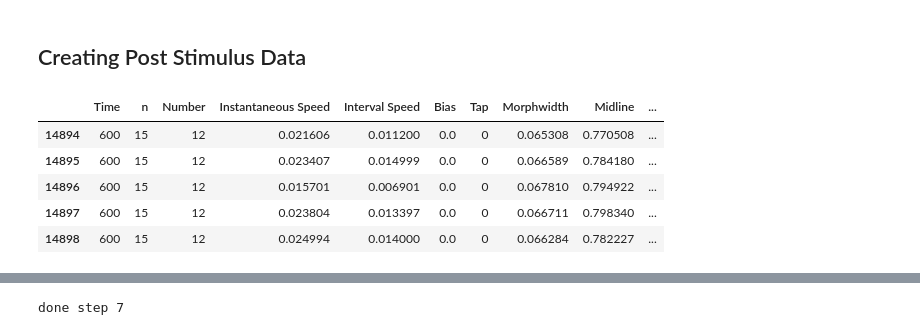
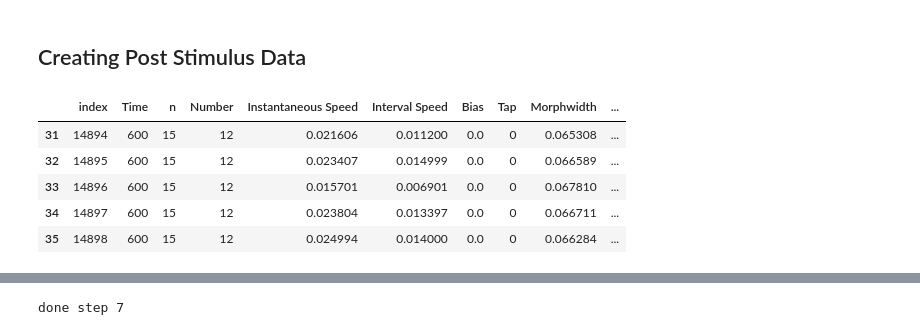
Before and after one commit to JosephLiangUBC/MWT_Dashboard, a Jupyter notebook: Step3_Tap_Baseline_Data_Analyses.ipynb, the cells around one changed output, grey strips where cells are left out. Cells and saved outputs as stored; diff of their text form; code cells hidden in the pictures.

```diff
--- a/Step3_Tap_Baseline_Data_Analyses.ipynb
+++ b/Step3_Tap_Baseline_Data_Analyses.ipynb
@@ -55,7 +55,7 @@ Run the following cell and click the button 'Select Folder' to pick a filepath.
 
 **An easy fix is to just rename your folder to something else (make your strains lower-case, or just have the date)**
 # %%
-starting_directory = '/Volumes'
+starting_directory = '/Volumes/RankinLabMehak_SSD/Glia_Genes_Screen_2025/'
 chooser = FileChooser(starting_directory)
 display(chooser)
 # %% [output]
@@ -263,6 +296,30 @@ for s in tqdm(StrainNames.values()):
         DataLists.append(result['Confirm'])
         experiment_counter = result['experiment_counter']
 
+
+# Taps
+number_of_taps = 30 # Taps in your experiment (N)
+ISI = 10  # ISI in your experiment
+first_tap = 600 # when is your first tap? check your TRV files
+
+# Here, open up one of the trv files to determine the times for each of these taps.
+
+# Record number of taps (N+1), e.g., if number_of_taps = 30, taps = [1, 2, 3, ..., 31]
+taps = np.arange(1, number_of_taps+2).tolist()
+
+# Assign tolerance to each tap
+lower = np.arange(first_tap-2, first_tap-2+(number_of_taps*ISI), ISI) # (first tap, last tap+10s, ISI)
+upper = np.arange(first_tap+2, first_tap+2+(number_of_taps*ISI), ISI) # (first tap, last tap+10s, ISI)
+tolerances = [(int(l), int(u)) for l, u in zip(lower, upper)]
+tolerances.append((1188,1191)) # (N+1)th tap
+
+
+# the loop below assigns taps and plates to the processed data
+for df in DataLists[1:]:
+    assign_taps(df, tolerances)
+    insert_plates(df)
+
+
 print('done step 6.2')
 # %% [output]
 Strain N2
@@ -329,6 +386,10 @@ base[['Gene', 'Allele']] = base['dataset'].str.split(pat='_', n=1, expand=True)
 base['Screen']=Screen
 
 base['Allele'] = base['Allele'].fillna('N2')
+
+base['taps'] = base['taps'].astype(float)
+
+base['taps'] = base['taps'].ffill()
 # %% [markdown]
 ### Creating `Baseline_data`
 
@@ -355,24 +416,24 @@ Baseline_data.shape
 # %%
 # similar filters as baseline data
 
-Post_stimulus_data_pre = base.drop(columns=["Puff", "x","y"]).dropna().reset_index(drop=True)
+Post_stimulus_data_pre = base.drop(columns=["Puff", "x","y"]).dropna().reset_index()
 
 Post_stimulus_data_pre = Post_stimulus_data_pre[((Post_stimulus_data_pre.Time>599))]
 
 Post_stimulus_data_pre['Time'] = round(Post_stimulus_data_pre['Time']).astype('int')
 
 # Add continuous tap numbers from 1 to 31 for each experiment
 # E.g., Experiment 1 has taps 1-31, Experiment 2 has taps 1-31 and so on..
 Post_stimulus_data_pre['Tap_num'] = Post_stimulus_data_pre.groupby(['Experiment'])['Tap'].cumsum()
 
 Post_stimulus_data_pre.head()
 # %% [output]
-|  | Time | n | Number | Instantaneous Speed | Interval Speed | Bias | Tap | Morphwidth | Midline | ... |
-| 14894 | 600 | 15 | 12 | 0.021606 | 0.011200 | 0.0 | 0 | 0.065308 | 0.770508 | ... |
-| 14895 | 600 | 15 | 12 | 0.023407 | 0.014999 | 0.0 | 0 | 0.066589 | 0.784180 | ... |
-| 14896 | 600 | 15 | 12 | 0.015701 | 0.006901 | 0.0 | 0 | 0.067810 | 0.794922 | ... |
-| 14897 | 600 | 15 | 12 | 0.023804 | 0.013397 | 0.0 | 0 | 0.066711 | 0.798340 | ... |
-| 14898 | 600 | 15 | 12 | 0.024994 | 0.014000 | 0.0 | 0 | 0.066284 | 0.782227 | ... |
+|  | index | Time | n | Number | Instantaneous Speed | Interval Speed | Bias | Tap | Morphwidth | ... |
+| 31 | 14894 | 600 | 15 | 12 | 0.021606 | 0.011200 | 0.0 | 0 | 0.065308 | ... |
+| 32 | 14895 | 600 | 15 | 12 | 0.023407 | 0.014999 | 0.0 | 0 | 0.066589 | ... |
+| 33 | 14896 | 600 | 15 | 12 | 0.015701 | 0.006901 | 0.0 | 0 | 0.067810 | ... |
+| 34 | 14897 | 600 | 15 | 12 | 0.023804 | 0.013397 | 0.0 | 0 | 0.066711 | ... |
+| 35 | 14898 | 600 | 15 | 12 | 0.024994 | 0.014000 | 0.0 | 0 | 0.066284 | ... |
 # %%
 # Create windows from 7s to 9.5s post a tap ("Tap"=1) for each experiment
 # and concatenate all these wondows into a single dataframe
```
Also changed, not shown: parts of 7 cells of this notebook.
